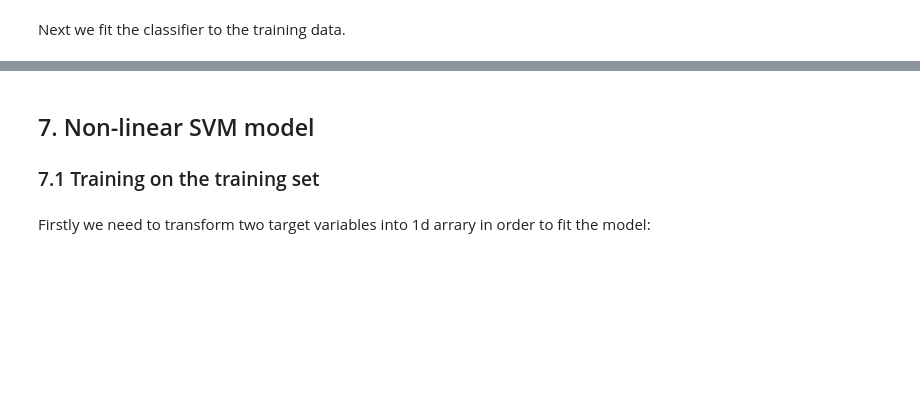
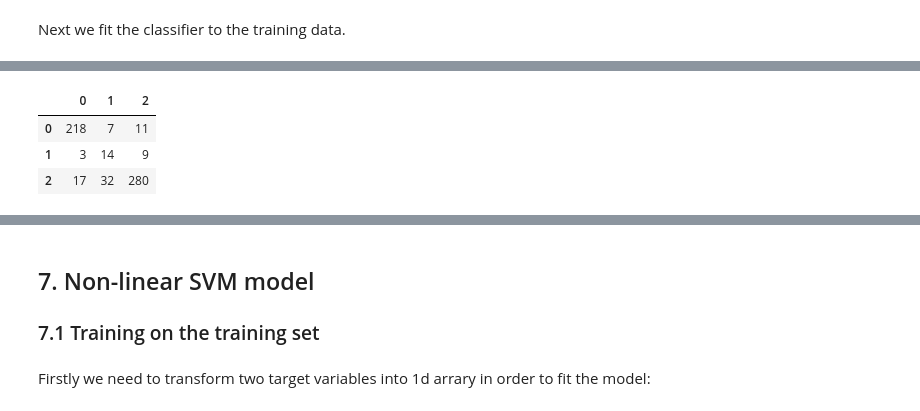
Before and after one commit to dorneliang/MA-755-Assignment-2, a Jupyter notebook: Assignment 2_Final.ipynb, the cells around one changed output, grey strips where cells are left out. Drawn from its saved outputs; the diff is of its cells as text; code cells hidden in the pictures; blank space fills up the shorter version.

```diff
--- a/Assignment 2_Final.ipynb
+++ b/Assignment 2_Final.ipynb
@@ -1076,0 +960,8 @@ dt_clf
+# %%
+control_dt_pre_test = dt_control.predict(test_ind)
+pd.DataFrame(sk_me.confusion_matrix(control_dt_pre_test, test_type[['CONTROL']]))
+# %% [output]
+|  | 0 | 1 | 2 |
+| 0 | 218 | 7 | 11 |
+| 1 | 3 | 14 | 9 |
+| 2 | 17 | 32 | 280 |
```
Also changed, not shown: parts of 121 cells of this notebook.
